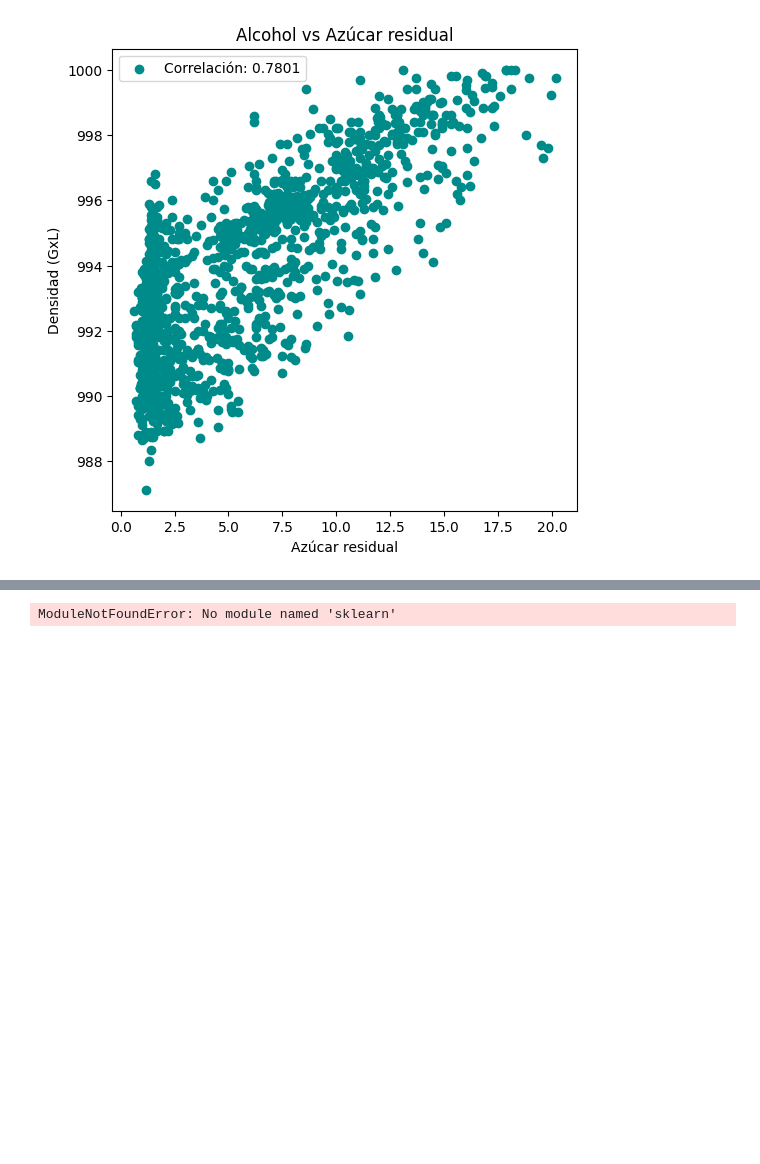
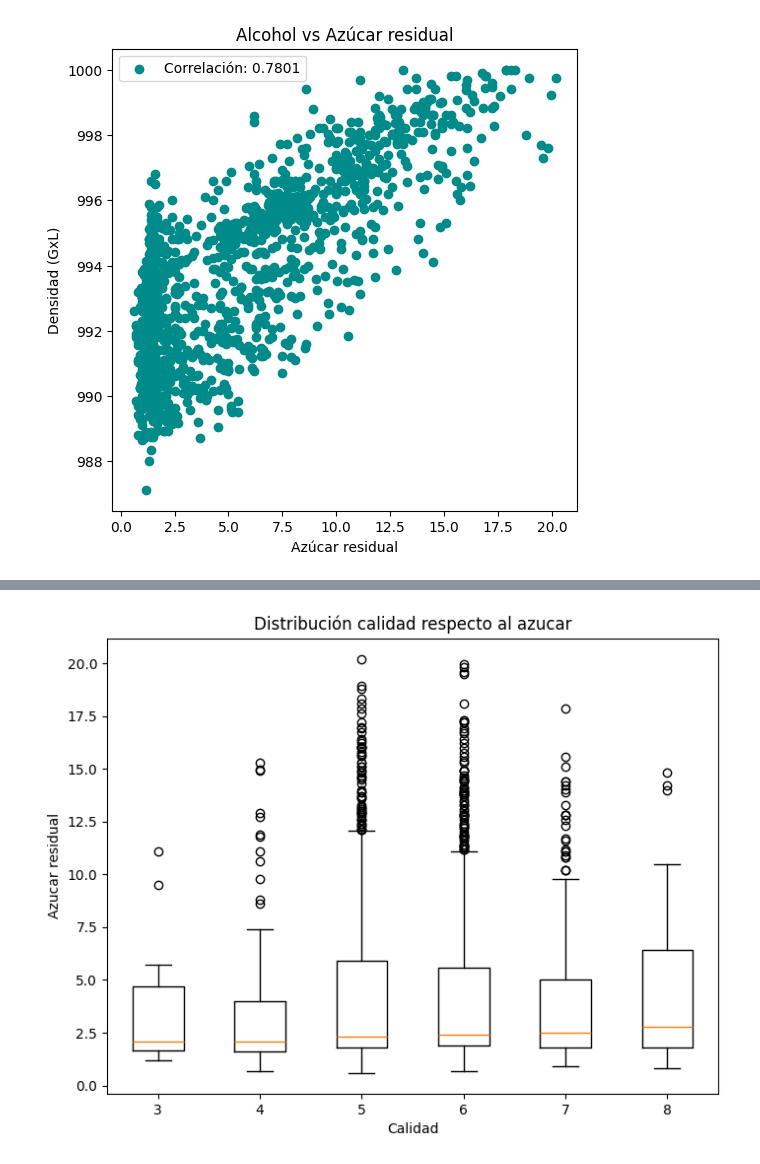
Before and after one commit to abriliglesias/Tp-ciencia-de-datos-, a Jupyter notebook: tpe.ipynb, the cells around one changed output, grey strips where cells are left out. Saved outputs shown, nothing was run; the diff lists cells and outputs as text; code cells hidden in the pictures; blank space fills up the shorter version.

```diff
--- a/tpe.ipynb
+++ b/tpe.ipynb
@@ -814,58 +790,21 @@ LinAlgError: Array must not contain infs or NaNs
-# %%
-
-from sklearn.decomposition import PCA
-from sklearn.preprocessing import StandardScaler
-
-
-# First center and scale the data
-scaled_data = preprocessing.scale()
-
-pca = PCA() # create a PCA object
-pca.fit(scaled_data) # do the math
-pca_data = pca.transform(scaled_data) # get PCA coordinates for scaled_data
-
-#########################
-
-#The following code constructs the Scree plot
-per_var = np.round(pca.explained_variance_ratio_* 100, decimals=1)
-labels = ['PC' + str(x) for x in range(1, len(per_var)+1)]
-
-plt.bar(x=range(1,len(per_var)+1), height=per_var, tick_label=labels)
-plt.ylabel('Percentage of Explained Variance')
-plt.xlabel('Principal Component')
-plt.title('Scree Plot')
-plt.show()
-
-#the following code makes a fancy looking plot using PC1 and PC2
-pca_df = pd.DataFrame(pca_data, index=[*wt, *ko], columns=labels)
-
-plt.scatter(pca_df.PC1, pca_df.PC2)
-plt.title('My PCA Graph')
-plt.xlabel('PC1 - {0}%'.format(per_var[0]))
-plt.ylabel('PC2 - {0}%'.format(per_var[1]))
-
-for sample in pca_df.index:
-    plt.annotate(sample, (pca_df.PC1.loc[sample], pca_df.PC2.loc[sample]))
-
-plt.show()
-
-#########################
-#
-# Determine which genes had the biggest influence on PC1
-#
-#########################
-
-## get the name of the top 10 measurements (genes) that contribute
-## most to pc1.
-## first, get the loading scores
-loading_scores = pd.Series(pca.components_[0], index=genes)
-## now sort the loading scores based on their magnitude
-sorted_loading_scores = loading_scores.abs().sort_values(ascending=False)
-
-# get the names of the top 10 genes
-top_10_genes = sorted_loading_scores[0:10].index.values
-
-## print the gene names and their scores (and +/- sign)
-print(loading_scores[top_10_genes])
-# %% [output]
-ModuleNotFoundError: No module named 'sklearn'
+# %%
+# Crear el boxplot
+plt.figure(figsize=(8, 6))
+plt.boxplot([df_filtrado[df_filtrado["quality"] == 3]["residual sugar"],
+             df_filtrado[df_filtrado["quality"] == 4]["residual sugar"],
+             df_filtrado[df_filtrado["quality"] == 5]["residual sugar"],
+             df_filtrado[df_filtrado["quality"] == 6]["residual sugar"],
+             df_filtrado[df_filtrado["quality"] == 7]["residual sugar"],
+             df_filtrado[df_filtrado["quality"] == 8]["residual sugar"]],
+             labels=["3", "4" ,"5", "6", "7", "8"])
+# Agregar etiquetas a los ejes
+plt.xlabel("Calidad")
+plt.ylabel("Azucar residual")
+
+# Agregar un título al gráfico
+plt.title("Distribución calidad respecto al azucar")
+
+# Mostrar el gráfico
+plt.show()
+# %% [output]
+[figure, added]
```
Also changed, not shown: parts of 7 cells of this notebook.
